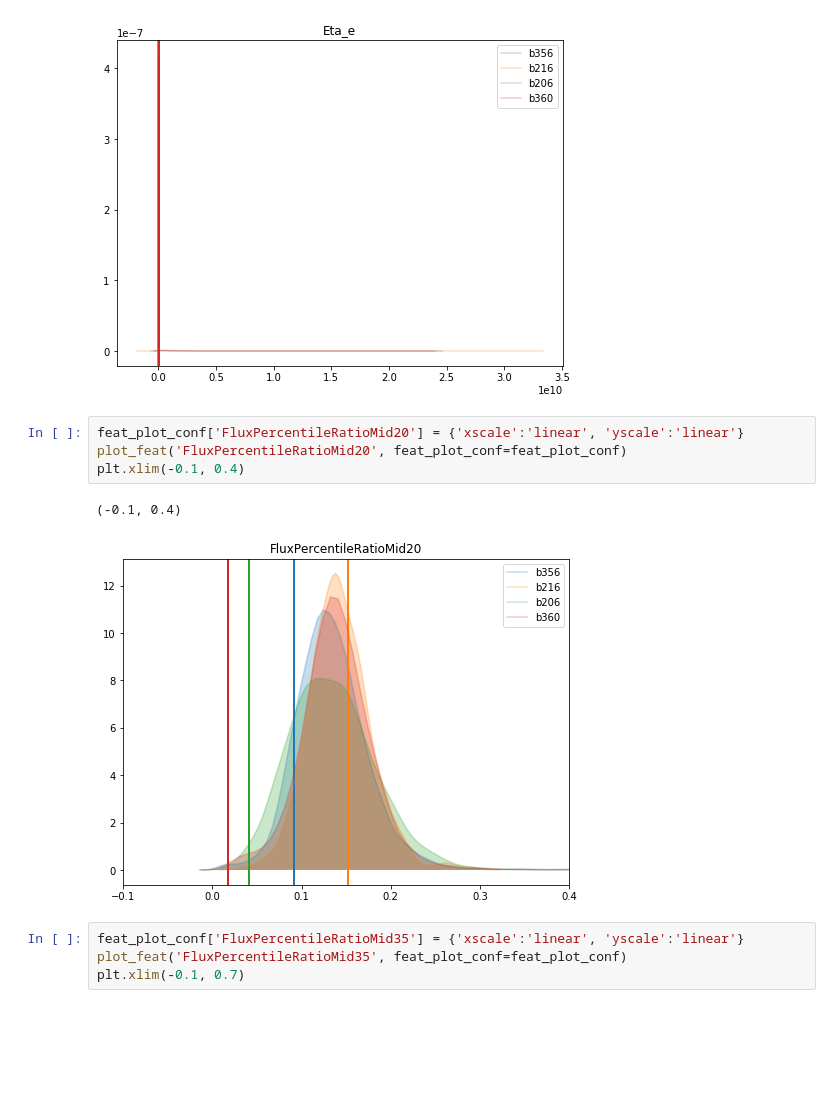
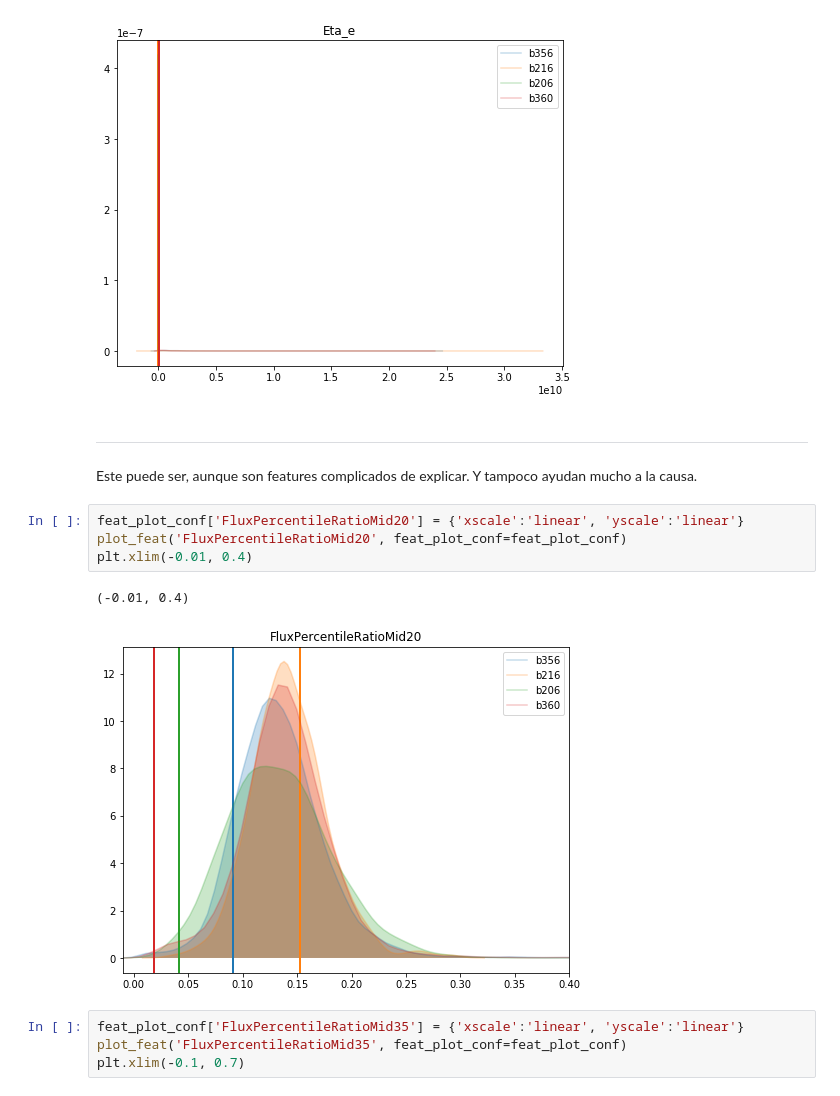
Before and after one commit to leliel12/paper_gema, a Jupyter notebook: 02_kde_comparations.ipynb, the cells around one changed output. Saved outputs shown, nothing was run; the diff lists cells and outputs as text; blank space fills up the shorter version.

```diff
--- a/02_kde_comparations.ipynb
+++ b/02_kde_comparations.ipynb
@@ -189,13 +201,17 @@ feat_plot_conf['Eta_e'] = {'xscale':'linear', 'yscale':'linear'}
 plot_feat('Eta_e', feat_plot_conf=feat_plot_conf)
 # %% [output]
 [figure]
+# %% [markdown]
+-------------
+
+Este puede ser, aunque son features complicados de explicar. Y tampoco ayudan mucho a la causa.
 # %%
 feat_plot_conf['FluxPercentileRatioMid20'] = {'xscale':'linear', 'yscale':'linear'}
 plot_feat('FluxPercentileRatioMid20', feat_plot_conf=feat_plot_conf)
-plt.xlim(-0.1, 0.4)
+plt.xlim(-0.01, 0.4)
 # %% [output]
-(-0.1, 0.4)
+(-0.01, 0.4)
-[figure, old version]
+[figure, new version]
 # %%
 feat_plot_conf['FluxPercentileRatioMid35'] = {'xscale':'linear', 'yscale':'linear'}
 plot_feat('FluxPercentileRatioMid35', feat_plot_conf=feat_plot_conf)
```
Also changed, not shown: parts of 10 cells of this notebook.
